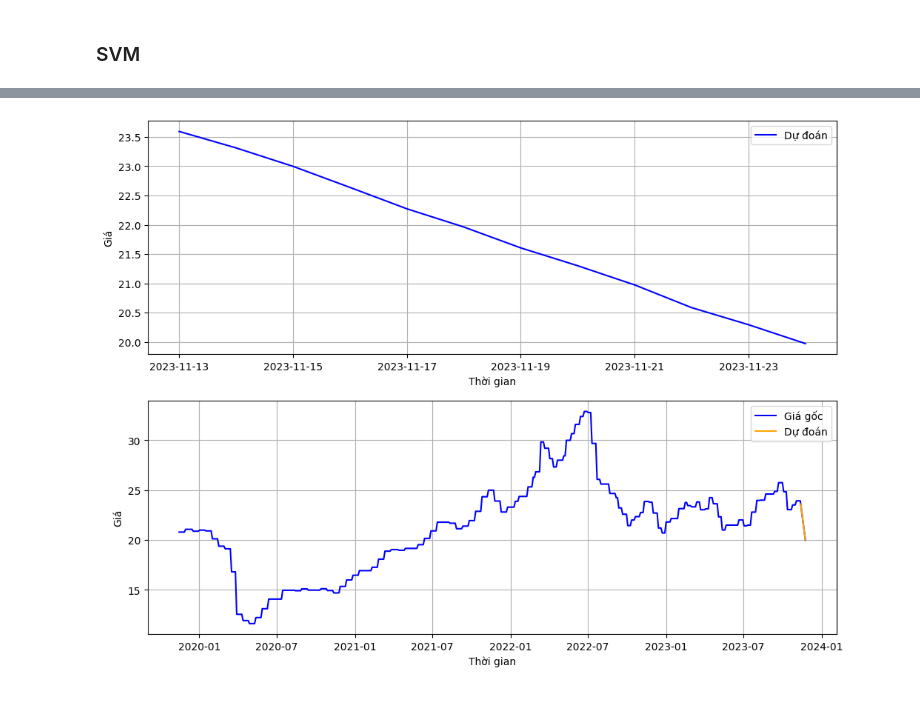
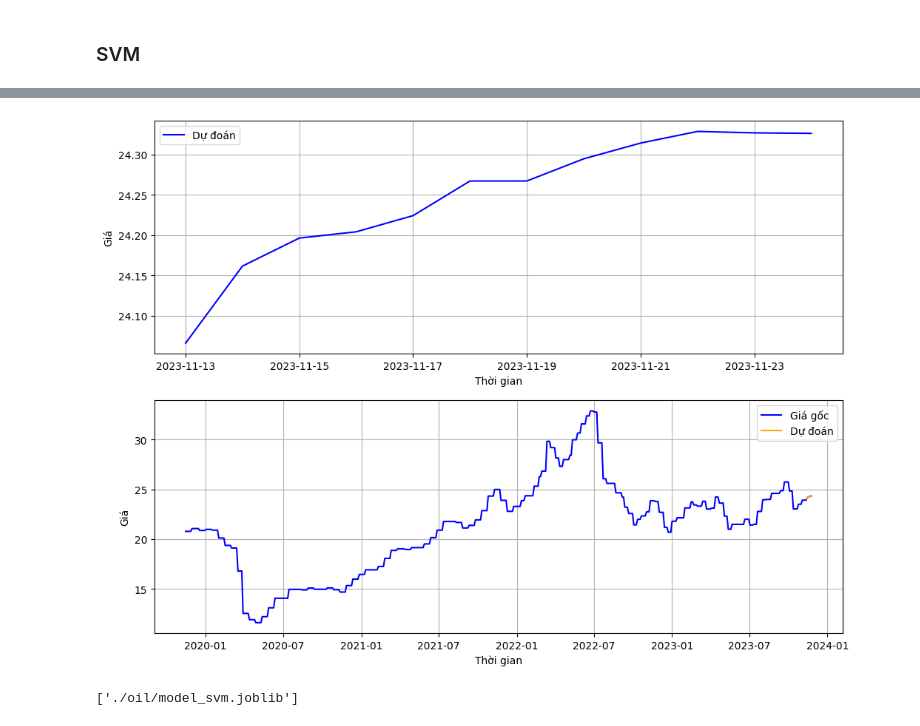
Before and after one commit to thuongh2/CommodityPredict, a Jupyter notebook: Oil_Predict.ipynb, the cells around one changed output, grey strips where cells are left out. Saved outputs shown, nothing was run; the diff lists cells and outputs as text; code cells hidden in the pictures.

```diff
--- a/Oil_Predict.ipynb
+++ b/Oil_Predict.ipynb
@@ -149,7 +150,7 @@ def create_dataset(X, look_back = 12):
 
     return np.squeeze(np.array(Xs), axis=-1), np.array(ys),
 # Gia 12 thang
-look_back = 48
+look_back = 12
 X_train, y_train = create_dataset(train_scaled, look_back)
 X_test, y_test = create_dataset(test_scaled, look_back)
 
@@ -430,6 +494,8 @@ def predict_new_day(model, days, timesteps):
 
     df_pre = pd.concat([df_pre, predicted_df], axis=0)
     return df_pre, predicted_df
+# %%
+timesteps = 13
 # %%
 def plot_pred_data(model, day, timesteps):
     predicted_df_xgb, predicted_df = predict_new_day(model, day, timesteps)
@@ -491,7 +571,7 @@ plot_pred_data(model_rf, 12, 49)
 X_train_svm, y_train_svm = X_train, y_train
 X_test_svm, y_test_svm = X_test, y_test
 # %%
-model_svm = SVR(C=5, kernel='rbf', gamma='auto', epsilon=0.01)
+model_svm = SVR(C=100, epsilon=0.01, gamma='auto', kernel= 'rbf')
 
 model_svm.fit(X_train_svm, y_train_svm)
 # %% [output]
@@ -511,4 +620,15 @@ evaluate_predict(model_xgb, X_test_svm, y_test_svm, 'SVM trên tập test').head
 # %%
-plot_pred_data(model_svm, 12, 49)
+plot_pred_data(model_svm, 12, timesteps)
 # %% [output]
-[figure, old version]
+[figure, new version]
+# %%
+import joblib
+
+# save the model to a file
+joblib.dump(model_lstm, './oil/model_lstm.joblib')
+joblib.dump(model_gru, './oil/model_gru.joblib')
+joblib.dump(model_xgb, './oil/model_xgboost.joblib')
+joblib.dump(model_rf, './oil/model_randomforest.joblib')
+joblib.dump(model_svm, './oil/model_svm.joblib')
+# %% [output]
+['./oil/model_svm.joblib']
```
Also changed, not shown: parts of 40 cells of this notebook, 15 other files.
